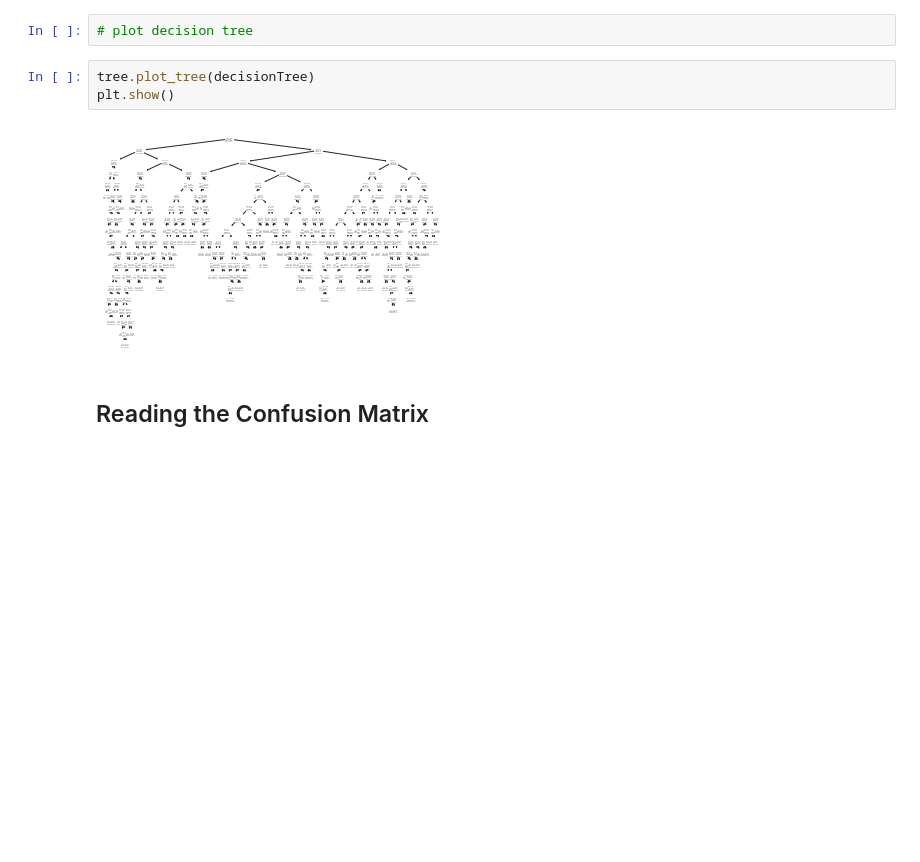
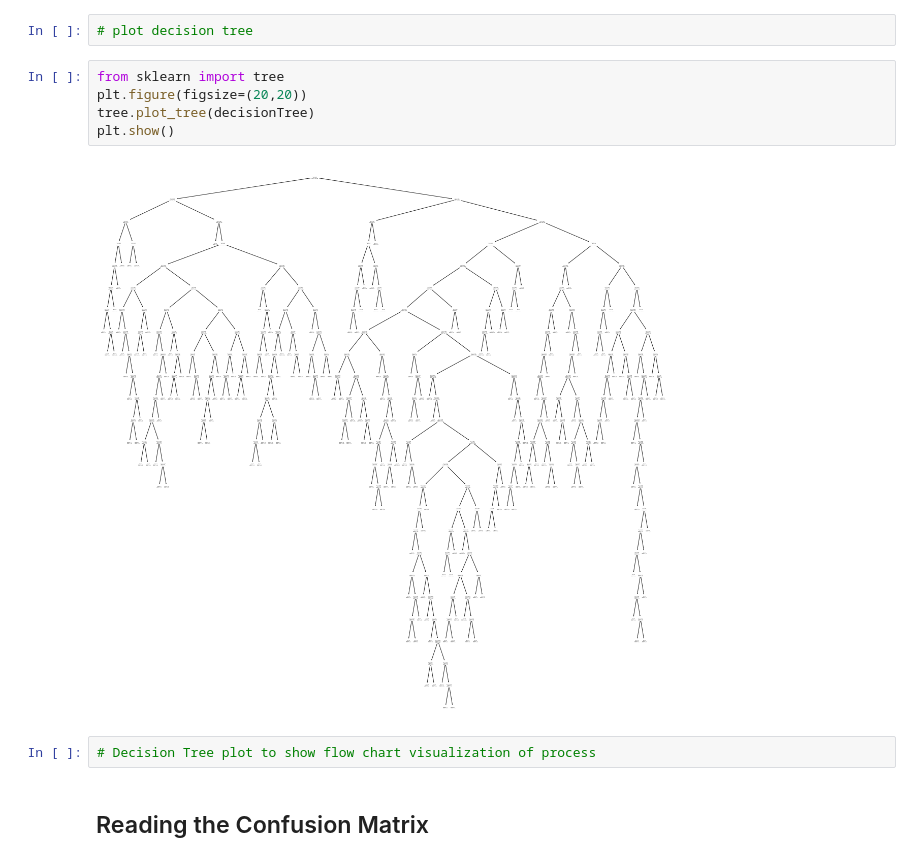
Before and after one commit to SarahMangrum/WozUFinalProject, a Jupyter notebook: HR_Attrition_FINAL.ipynb, the cells around one changed output. Drawn from its saved outputs; the diff is of its cells as text; blank space fills up the shorter version.

```diff
--- a/HR_Attrition_FINAL.ipynb
+++ b/HR_Attrition_FINAL.ipynb
@@ -916,10 +919,14 @@ treePredictions = decisionTree.predict(x_test)
 # %%
 # plot decision tree
 # %%
+from sklearn import tree
+plt.figure(figsize=(20,20))
 tree.plot_tree(decisionTree)
 plt.show()
 # %% [output]
-[figure, old version]
+[figure, new version]
+# %%
+# Decision Tree plot to show flow chart visualization of process
 # %% [markdown]
 ## Reading the Confusion Matrix
 # %%
```
Also changed, not shown: parts of 25 cells of this notebook.
